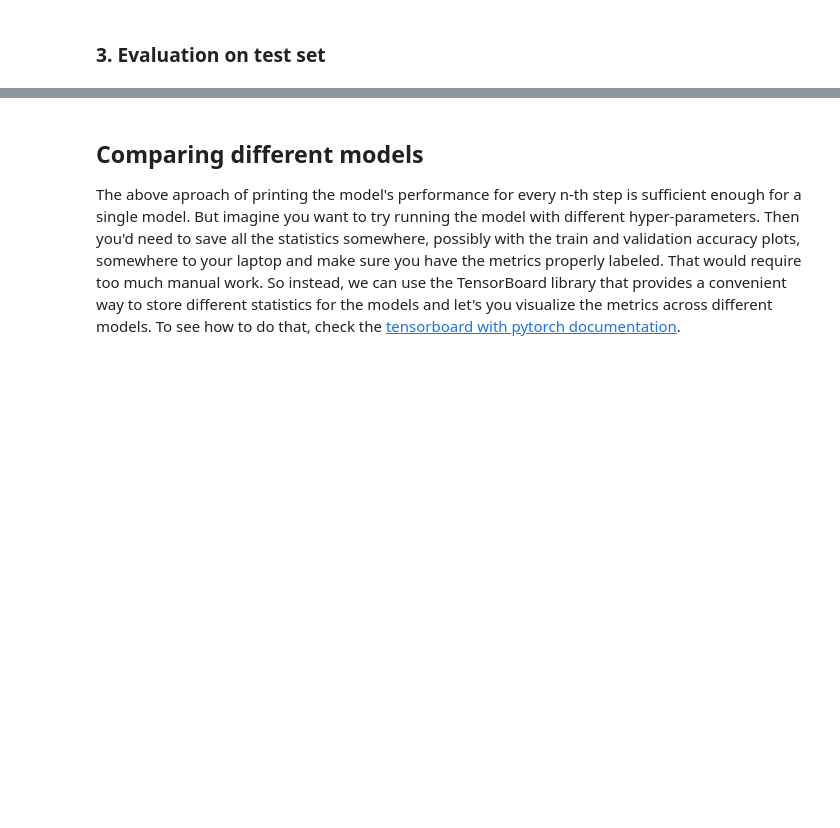
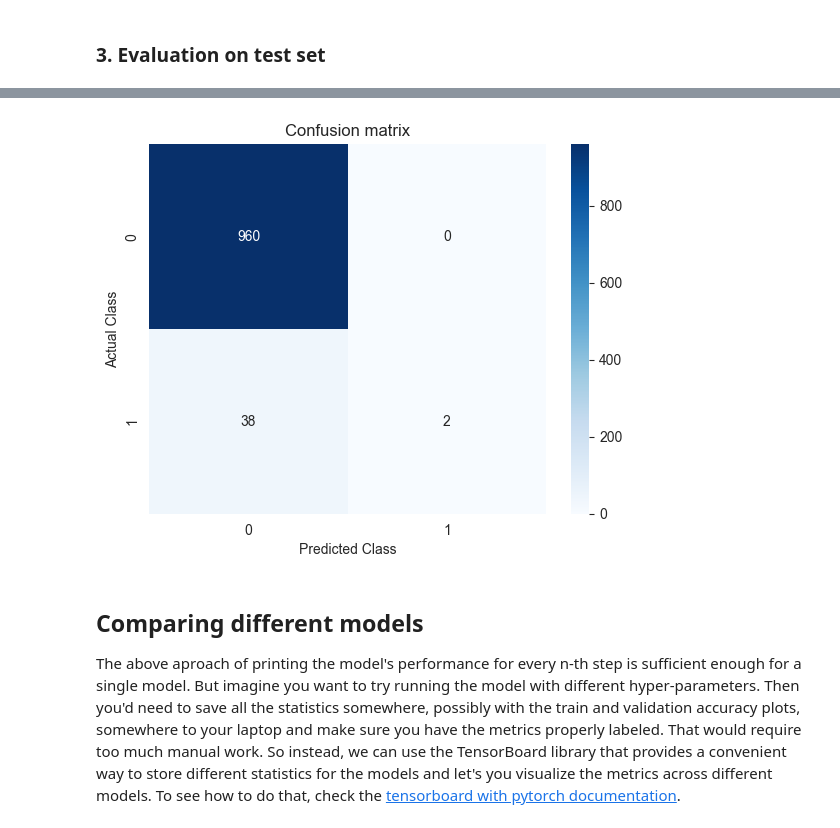
Before and after one commit to batrlaluk/fjfi-practical-ml-lecture, a Jupyter notebook: FJFI_practical_ML_class.ipynb, the cells around one changed output, grey strips where cells are left out. Cells and saved outputs as stored; diff of their text form; code cells hidden in the pictures; blank space fills up the shorter version.

```diff
--- a/FJFI_practical_ML_class.ipynb
+++ b/FJFI_practical_ML_class.ipynb
@@ -670,6 +748,13 @@ $$\mathrm{Recall} = \frac{TP}{TP + FN}$$
 $$\mathrm{F1} = \frac{2 * precision * recall}{precision + recall}$$
 
 For the example above, we get $\mathrm{precision} = 1$, $\mathrm{recall} = 0.05$, and $\mathrm{F1} = 0.095$. This shows that even with high accuracy (96,2 \%), the model can find only 5 \% of attacks which is very poor performance.
+# %%
+# Showing confusion matrix illustrating the above-mentioned problem with class imbalance.
+example_confusion_matrix = np.array([[960,0],[38,2]])
+fig = plot_confusion_matrix(example_confusion_matrix)
+plt.show()
+# %% [output]
+[figure, added]
 # %% [markdown]
 ## Comparing different models
 
```
Also changed, not shown: parts of 38 cells of this notebook, 2 other files.
